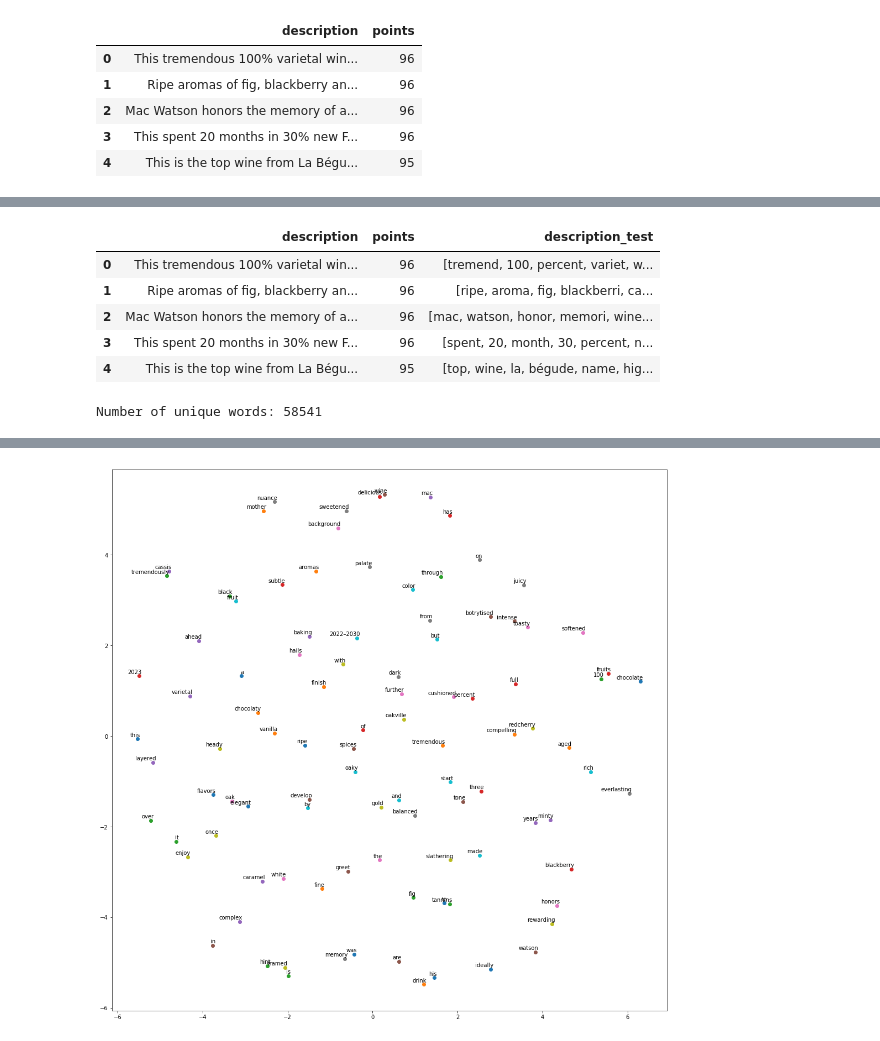
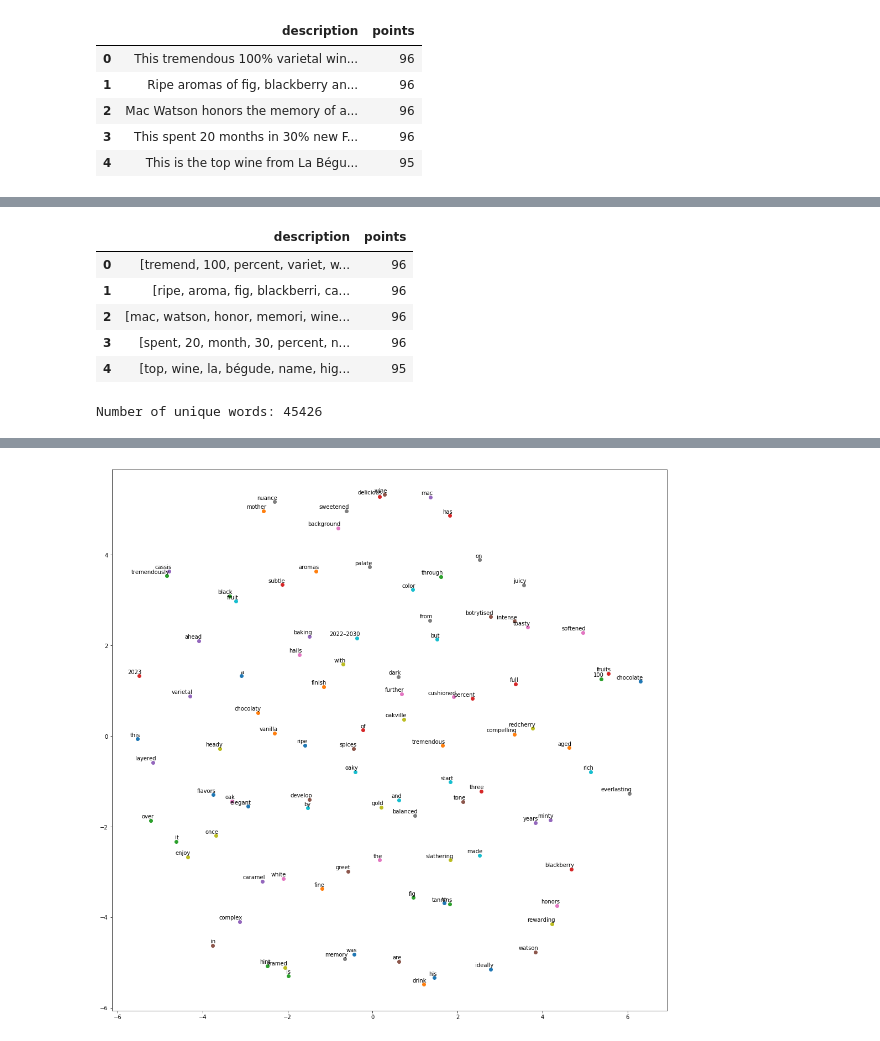
Before and after one commit to johannesharmse/wine_nlp, a Jupyter notebook: src/EDA/EDA.ipynb, the cells around one changed output, grey strips where cells are left out. Cells and saved outputs as stored; diff of their text form; code cells hidden in the pictures.

Commit message:
Word2vec bug fix

```diff
--- a/src/EDA/EDA.ipynb
+++ b/src/EDA/EDA.ipynb
@@ -40,27 +47,34 @@ Number of unique reviews: 169461
 | 3 | This spent 20 months in 30% new F... | 96 |
 | 4 | This is the top wine from La Bégu... | 95 |
 # %%
-# punctuation to remove
-punc_remove = string.punctuation
-punc_remove = punc_remove.replace('%', '')
+def text_cleaning(data):
 
-# stopwords to remove
-stop_words = stopwords.words('english')
+    # punctuation to remove
+    punc_remove = string.punctuation
+    punc_remove = punc_remove.replace('%', '')
 
-# lowercase
-data['description_test'] = data.description.str.lower()
-# remove punctuation
-# data['description_test'] = data.description_test.str.translate(table)
-data['description_test'] = data.description_test.str.replace('[' + punc_remove + ']', '')
-# replace percentage sign
-data['description_test'] = data.description_test.str.replace('%', ' percent')
-# replace underscores
-data['description_test'] = data.description_test.str.replace('_', ' ')
-# tokenize
-data['description_test'] = data['description_test'].apply(word_tokenize)
-# remove stop words
-data['description_test'] = data['description_test'].apply(lambda x: [word for word in x if word not in stop_words])
-# word stemming
-porter = PorterStemmer()
-data['description_test'] = data['description_test'].apply(lambda x: [porter.stem(word) for word in x])
+    # stopwords to remove
+    stop_words = stopwords.words('english')
+
+    # lowercase
+    data['description'] = data.description.str.lower()
+    # remove punctuation
+    data['description'] = data.description.str.replace('[' + punc_remove + ']', '')
+    # replace percentage sign
+    data['description'] = data.description.str.replace('%', ' percent')
+    # replace underscores
+    data['description'] = data.description.str.replace('_', ' ')
+    # tokenize
+    data['description'] = data['description'].apply(word_tokenize)
+    # remove stop words
+    data['description'] = data['description'].apply(lambda x: [word for word in x if word not in stop_words])
+    # word stemming
+    porter = PorterStemmer()
+    data['description'] = data['description'].apply(lambda x: [porter.stem(word) for word in x])
+
+    return data
+
+data = text_cleaning(data)
+
+data.head()
 # %% [output]
@@ -72,9 +81,6 @@ data['description_test'] = data['description_test'].apply(lambda x: [porter.stem
+|  | description | points |
+| 0 | [tremend, 100, percent, variet, w... | 96 |
+| 1 | [ripe, aroma, fig, blackberri, ca... | 96 |
+| 2 | [mac, watson, honor, memori, wine... | 96 |
+| 3 | [spent, 20, month, 30, percent, n... | 96 |
+| 4 | [top, wine, la, bégude, name, hig... | 95 |
-# %%
-data.head()
-# %% [output]
-|  | description | points | description_test |
-| 0 | This tremendous 100% varietal win... | 96 | [tremend, 100, percent, variet, w... |
-| 1 | Ripe aromas of fig, blackberry an... | 96 | [ripe, aroma, fig, blackberri, ca... |
-| 2 | Mac Watson honors the memory of a... | 96 | [mac, watson, honor, memori, wine... |
-| 3 | This spent 20 months in 30% new F... | 96 | [spent, 20, month, 30, percent, n... |
-| 4 | This is the top wine from La Bégu... | 95 | [top, wine, la, bégude, name, hig... |
@@ -95,13 +94,13 @@ def create_vocabulary(documents):
 
     return vocabulary
 
-documents = list(data.description_test)
+documents = list(data.description)
 vocabulary = create_vocabulary(documents)
 vocabulary_size = len(vocabulary)
 
 print("Number of unique words: %s" % vocabulary_size)
 # %% [output]
-Number of unique words: 58541
+Number of unique words: 45426
 # %%
 def top_vocabulary(vocabulary, n_words=10000):
     """Limit vocabulary to highest occurring words and create IDs."""
```
Also changed, not shown: parts of 10 cells of this notebook.
